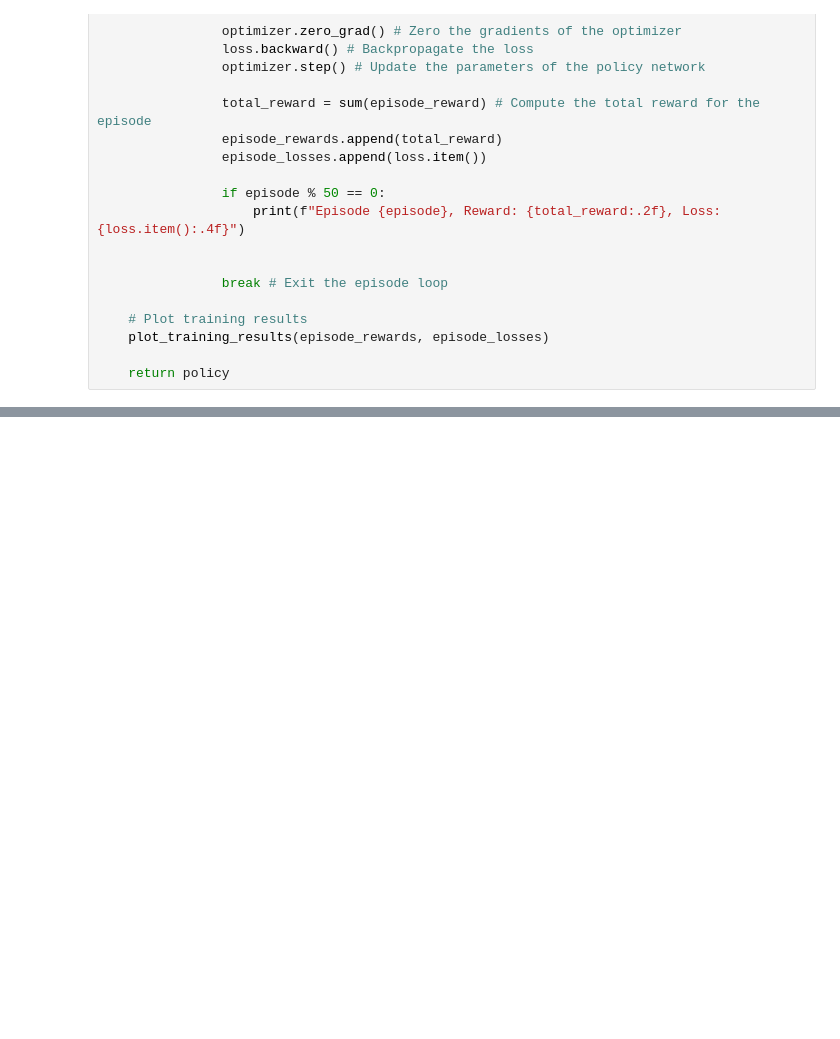
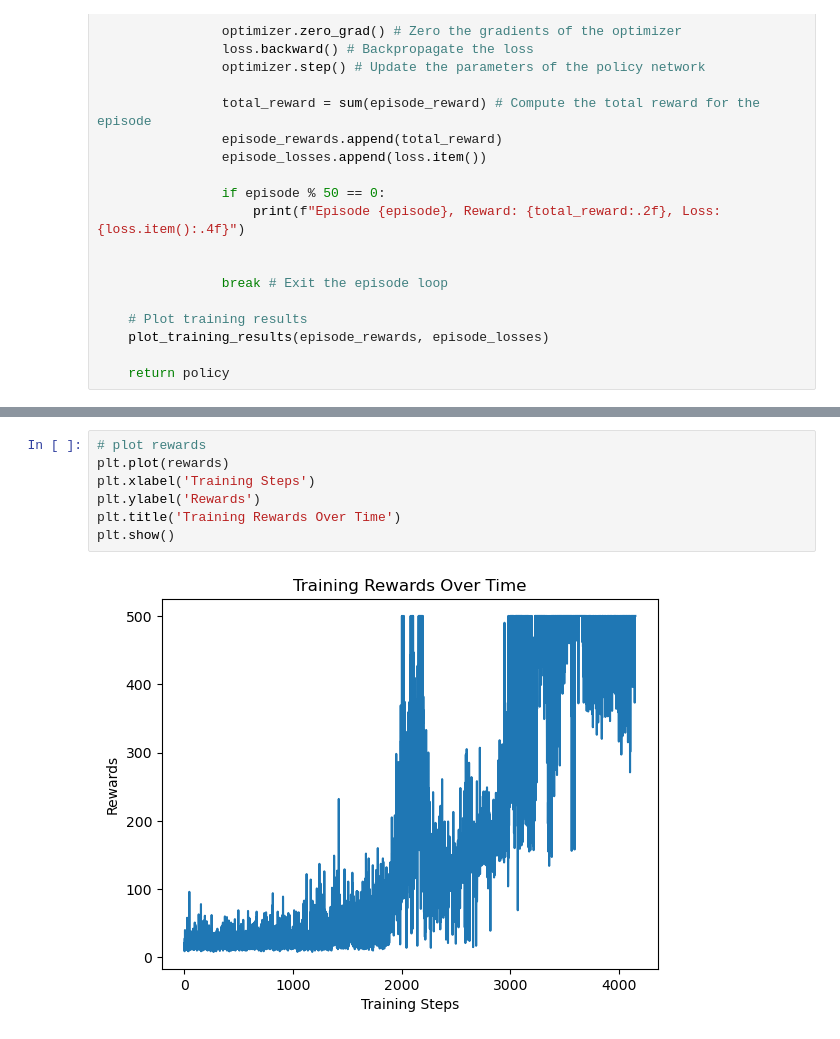
Before and after one commit to s0han24/non_tabular_rl, a Jupyter notebook: reinforce_cartpole.ipynb, the cells around one changed output, grey strips where cells are left out. Cells and saved outputs as stored; diff of their text form; blank space fills up the shorter version.

```diff
--- a/reinforce_cartpole.ipynb
+++ b/reinforce_cartpole.ipynb
@@ -311,0 +294,9 @@ TypeError: 'tuple' object is not callable
+# %%
+# plot rewards
+plt.plot(rewards)
+plt.xlabel('Training Steps')
+plt.ylabel('Rewards')
+plt.title('Training Rewards Over Time')
+plt.show()
+# %% [output]
+[figure, added]
```
Also changed, not shown: parts of 6 cells of this notebook.
